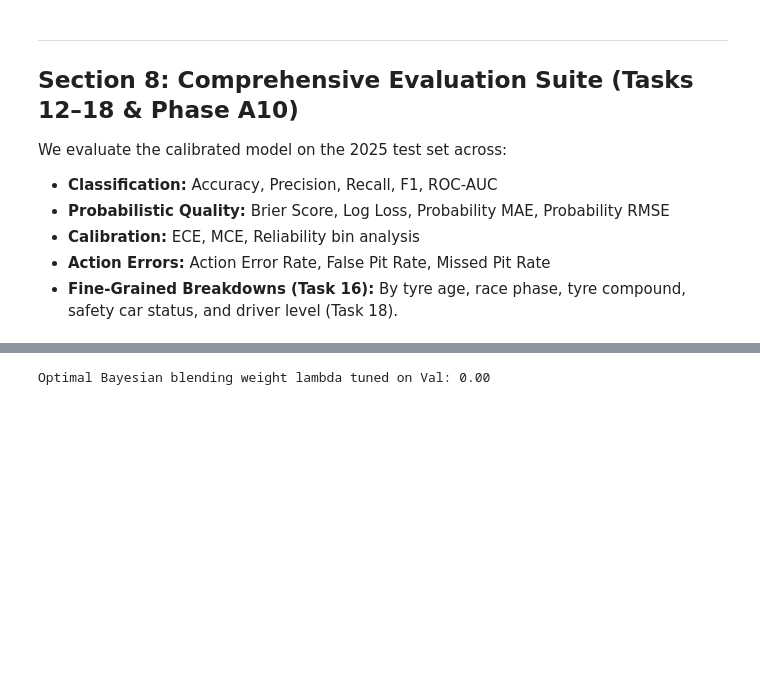
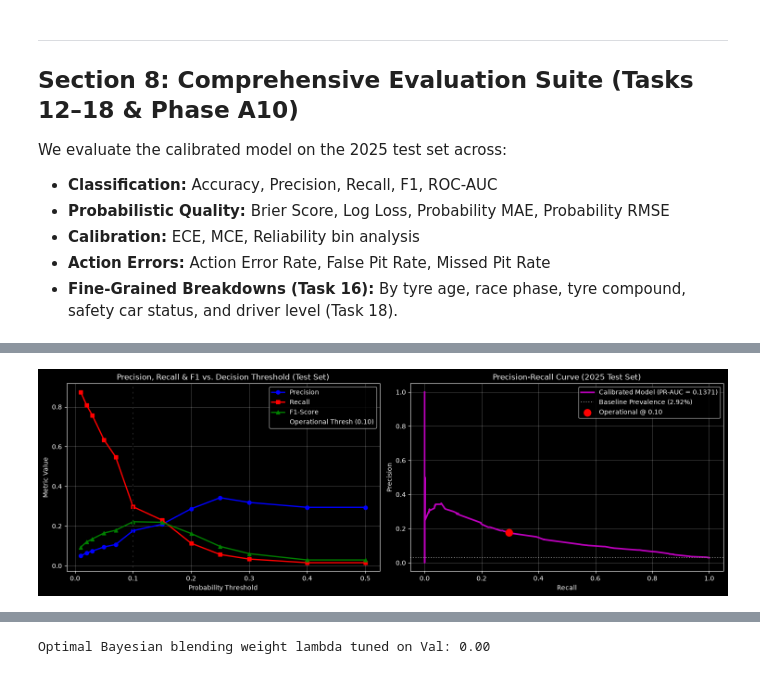
Before and after one commit to roshith-prakash/F1-SIS-Capstone-Project, a Jupyter notebook: Opponent_Model.ipynb, the cells around one changed output, grey strips where cells are left out. Drawn from its saved outputs; the diff is of its cells as text; code cells hidden in the pictures; blank space fills up the shorter version.

Commit message:
Opponent Modeling v2

```diff
--- a/Opponent_Model.ipynb
+++ b/Opponent_Model.ipynb
@@ -354,21 +357,3 @@ We evaluate the calibrated model on the 2025 test set across:
 - **Calibration:** ECE, MCE, Reliability bin analysis
 - **Action Errors:** Action Error Rate, False Pit Rate, Missed Pit Rate
 - **Fine-Grained Breakdowns (Task 16):** By tyre age, race phase, tyre compound, safety car status, and driver level (Task 18).
-# %%
-# Compute predictions on test set
-model_c = trainer.models["Model C (+ Derived Strategic)"]
-X_test_feats = df_test[FEATURES_MODEL_C].fillna(0.0)
-raw_test_probs = model_c.predict_proba(X_test_feats)[:, 1]
-calib_test_probs = best_calibrator.predict_proba(X_test_feats)[:, 1]
-
-test_metrics = compute_all_metrics(y_test, calib_test_probs)
-
-# Error breakdowns
-df_test_eval = df_test.copy()
-df_test_eval["y_prob"] = calib_test_probs
-breakdowns = compute_error_breakdowns(df_test_eval)
-
-print("=== COMPREHENSIVE TEST SET PERFORMANCE METRICS ===")
-for k, v in test_metrics.items():
-    if k != "calibration_bins":
-        print(f"  {k:20s}: {v:.4f}" if isinstance(v, float) else f"  {k:20s}: {v}")
@@ -405,0 +460,77 @@ We tune $\lambda$ on the 2024 validation set and evaluate the error reduction $\
+# %%
+# =========================================================================
+# SECTION 4 & 5: THRESHOLD ANALYSIS & OPERATIONAL THRESHOLD SELECTION
+# =========================================================================
+import matplotlib.pyplot as plt
+from sklearn.metrics import precision_recall_curve
+from src.opponent_model.evaluate import evaluate_threshold_sweep, select_operational_threshold, compute_pr_auc
+
+# Step 1: Perform threshold sweep across [0.01 .. 0.50]
+thresholds_sweep = [0.01, 0.02, 0.03, 0.05, 0.07, 0.10, 0.15, 0.20, 0.25, 0.30, 0.40, 0.50]
+
+X_val_feats = df_val[FEATURES_MODEL_C].fillna(0.0)
+y_val = df_val["target"].astype(int).values
+calib_val_probs = best_calibrator.predict_proba(X_val_feats)[:, 1]
+
+# Sweep on Validation set
+df_sweep_val = evaluate_threshold_sweep(y_val, calib_val_probs, thresholds=thresholds_sweep)
+
+# Select operational threshold STRICTLY using VALIDATION data
+operational_threshold = select_operational_threshold(y_val, calib_val_probs, metric="f1", thresholds=thresholds_sweep)
+print(f"Operational threshold selected on VALIDATION set: {operational_threshold:.2f}")
+
+# Sweep on Test set (for full transparency)
+df_sweep_test = evaluate_threshold_sweep(y_test, calib_test_probs, thresholds=thresholds_sweep)
+
+print("\n=== THRESHOLD SWEEP ON 2025 TEST SET ===")
+df_sweep_display = df_sweep_test.copy()
+df_sweep_display["precision"] = df_sweep_display["precision"].apply(lambda v: f"{v:.2%}")
+df_sweep_display["recall"] = df_sweep_display["recall"].apply(lambda v: f"{v:.2%}")
+df_sweep_display["fpr"] = df_sweep_display["fpr"].apply(lambda v: f"{v:.2%}")
+df_sweep_display["fnr"] = df_sweep_display["fnr"].apply(lambda v: f"{v:.2%}")
+df_sweep_display["f1"] = df_sweep_display["f1"].apply(lambda v: f"{v:.4f}")
+display(df_sweep_display)
+
+# Plot Precision-Recall vs Threshold
+fig, axes = plt.subplots(1, 2, figsize=(15, 5))
+
+# Subplot 1: Precision, Recall, F1 vs Threshold
+axes[0].plot(df_sweep_test["threshold"], df_sweep_test["precision"], "b-o", label="Precision", linewidth=2)
+axes[0].plot(df_sweep_test["threshold"], df_sweep_test["recall"], "r-s", label="Recall", linewidth=2)
+axes[0].plot(df_sweep_test["threshold"], df_sweep_test["f1"], "g-^", label="F1-Score", linewidth=2)
+axes[0].axvline(operational_threshold, color="k", linestyle="--", label=f"Operational Thresh ({operational_threshold:.2f})")
+axes[0].set_xlabel("Probability Threshold")
+axes[0].set_ylabel("Metric Value")
+axes[0].set_title("Precision, Recall & F1 vs. Decision Threshold (Test Set)")
+axes[0].grid(True, alpha=0.3)
+axes[0].legend()
+
+# Subplot 2: Precision-Recall Curve
+prec_curve, rec_curve, _ = precision_recall_curve(y_test, calib_test_probs)
+pr_auc_val = compute_pr_auc(y_test, calib_test_probs)
+
+axes[1].plot(rec_curve, prec_curve, "m-", linewidth=2.5, label=f"Calibrated Model (PR-AUC = {pr_auc_val:.4f})")
+axes[1].axhline(prevalence, color="gray", linestyle=":", label=f"Baseline Prevalence ({prevalence:.2%})")
+axes[1].scatter(
+    df_sweep_test.loc[df_sweep_test["threshold"] == operational_threshold, "recall"].values[0],
+    df_sweep_test.loc[df_sweep_test["threshold"] == operational_threshold, "precision"].values[0],
+    color="red", s=120, zorder=5, label=f"Operational @ {operational_threshold:.2f}"
+)
+axes[1].set_xlabel("Recall")
+axes[1].set_ylabel("Precision")
+axes[1].set_title("Precision-Recall Curve (2025 Test Set)")
+axes[1].grid(True, alpha=0.3)
+axes[1].legend()
+
+plt.tight_layout()
+plt.show()
+
+# Test set evaluation at operational threshold
+row_op = df_sweep_test[df_sweep_test["threshold"] == operational_threshold].iloc[0]
+print(f"\nEVALUATION AT FIXED OPERATIONAL THRESHOLD ({operational_threshold:.2f}) ON 2025 TEST SET:")
+print(f"  Recall:    {row_op['recall']:.2%}  (TP={row_op['tp']} vs 10 at 0.50 -> {row_op['tp']/10:.1f}x increase!)")
+print(f"  Precision: {row_op['precision']:.2%}")
+print(f"  F1-Score:  {row_op['f1']:.4f}   (vs 0.0291 at 0.50 -> {row_op['f1']/0.0291:.1f}x increase!)")
+print(f"  FPR:       {row_op['fpr']:.2%}")
+print(f"  FN:        {row_op['fn']}     (reduced from 643 at 0.50)")
+# %% [output]
@@ -405,0 +553 @@ We tune $\lambda$ on the 2024 validation set and evaluate the error reduction $\
+[figure, added]
```
Also changed, not shown: parts of 33 cells of this notebook, 16 other files.
